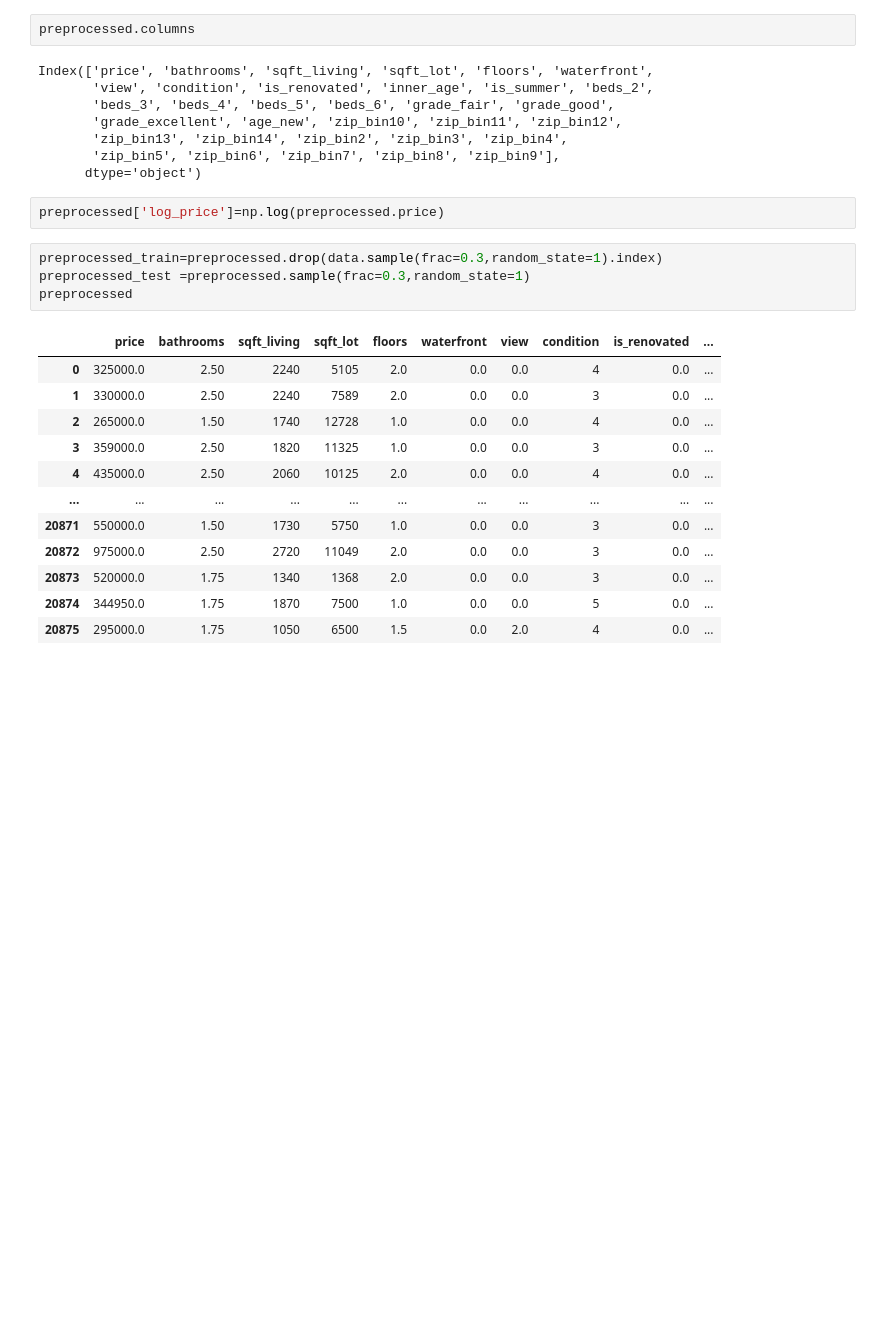
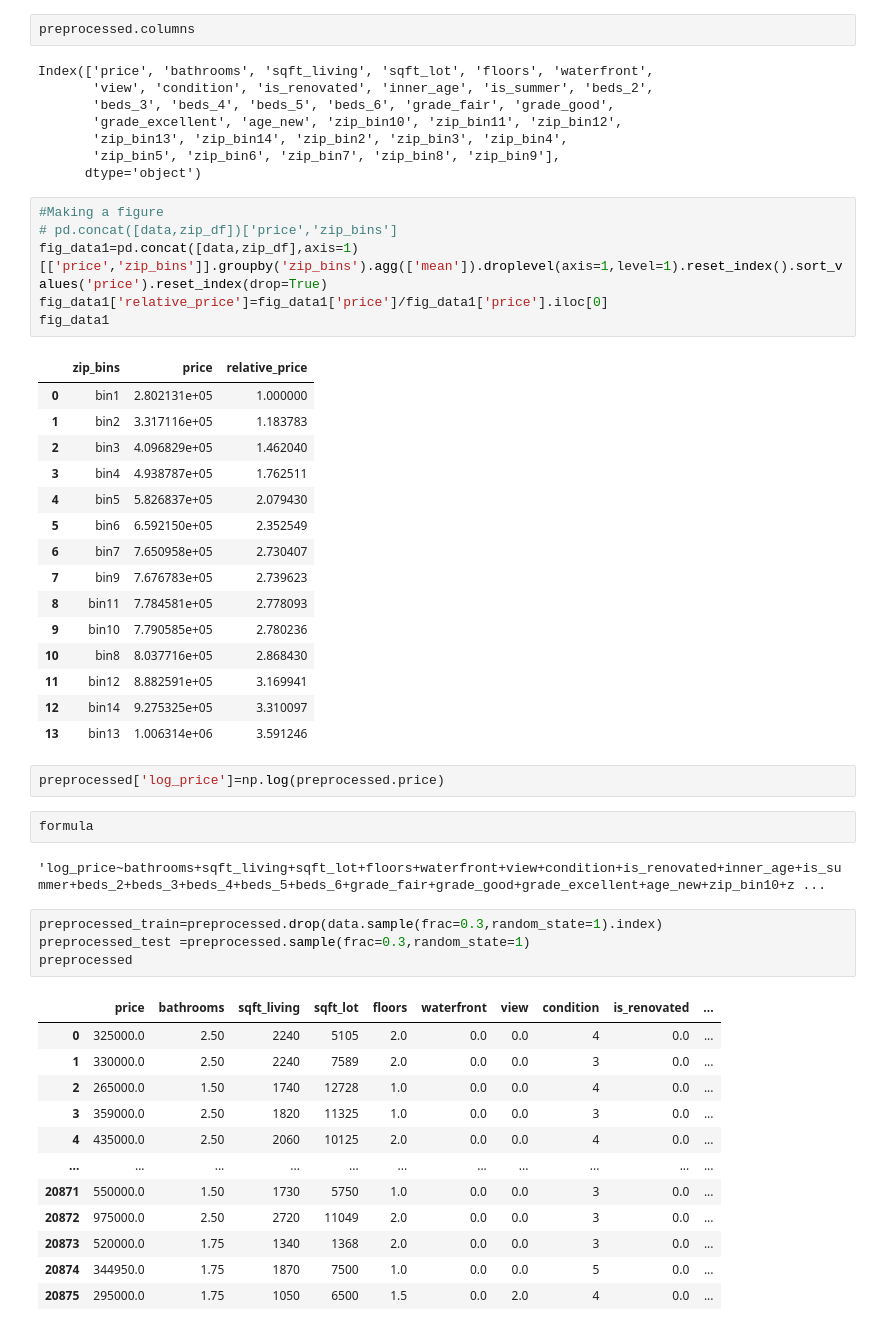
Before and after one commit to lddrasler/Housing-Prices-Prediction-Project, a Jupyter notebook: student.ipynb, the cells around one changed output. Saved outputs shown, nothing was run; the diff lists cells and outputs as text; blank space fills up the shorter version.

```diff
--- a/student.ipynb
+++ b/student.ipynb
@@ -330,8 +330,34 @@ Index(['price', 'bathrooms', 'sqft_living', 'sqft_lot', 'floors', 'waterfront',
        'zip_bin13', 'zip_bin14', 'zip_bin2', 'zip_bin3', 'zip_bin4',
        'zip_bin5', 'zip_bin6', 'zip_bin7', 'zip_bin8', 'zip_bin9'],
       dtype='object')
+# %%
+#Making a figure
+# pd.concat([data,zip_df])['price','zip_bins']
+fig_data1=pd.concat([data,zip_df],axis=1)[['price','zip_bins']].groupby('zip_bins').agg(['mean']).droplevel(axis=1,level=1).reset_index().sort_values('price').reset_index(drop=True)
+fig_data1['relative_price']=fig_data1['price']/fig_data1['price'].iloc[0]
+fig_data1
+# %% [output]
+|  | zip_bins | price | relative_price |
+| 0 | bin1 | 2.802131e+05 | 1.000000 |
+| 1 | bin2 | 3.317116e+05 | 1.183783 |
+| 2 | bin3 | 4.096829e+05 | 1.462040 |
+| 3 | bin4 | 4.938787e+05 | 1.762511 |
+| 4 | bin5 | 5.826837e+05 | 2.079430 |
+| 5 | bin6 | 6.592150e+05 | 2.352549 |
+| 6 | bin7 | 7.650958e+05 | 2.730407 |
+| 7 | bin9 | 7.676783e+05 | 2.739623 |
+| 8 | bin11 | 7.784581e+05 | 2.778093 |
+| 9 | bin10 | 7.790585e+05 | 2.780236 |
+| 10 | bin8 | 8.037716e+05 | 2.868430 |
+| 11 | bin12 | 8.882591e+05 | 3.169941 |
+| 12 | bin14 | 9.275325e+05 | 3.310097 |
+| 13 | bin13 | 1.006314e+06 | 3.591246 |
 # %%
 preprocessed['log_price']=np.log(preprocessed.price)
+# %%
+formula
+# %% [output]
+'log_price~bathrooms+sqft_living+sqft_lot+floors+waterfront+view+condition+is_renovated+inner_age+is_summer+beds_2+beds_3+beds_4+beds_5+beds_6+grade_fair+grade_good+grade_excellent+age_new+zip_bin10+z ...
 # %%
 preprocessed_train=preprocessed.drop(data.sample(frac=0.3,random_state=1).index)
 preprocessed_test =preprocessed.sample(frac=0.3,random_state=1)
```
Also changed, not shown: parts of 4 cells of this notebook.
